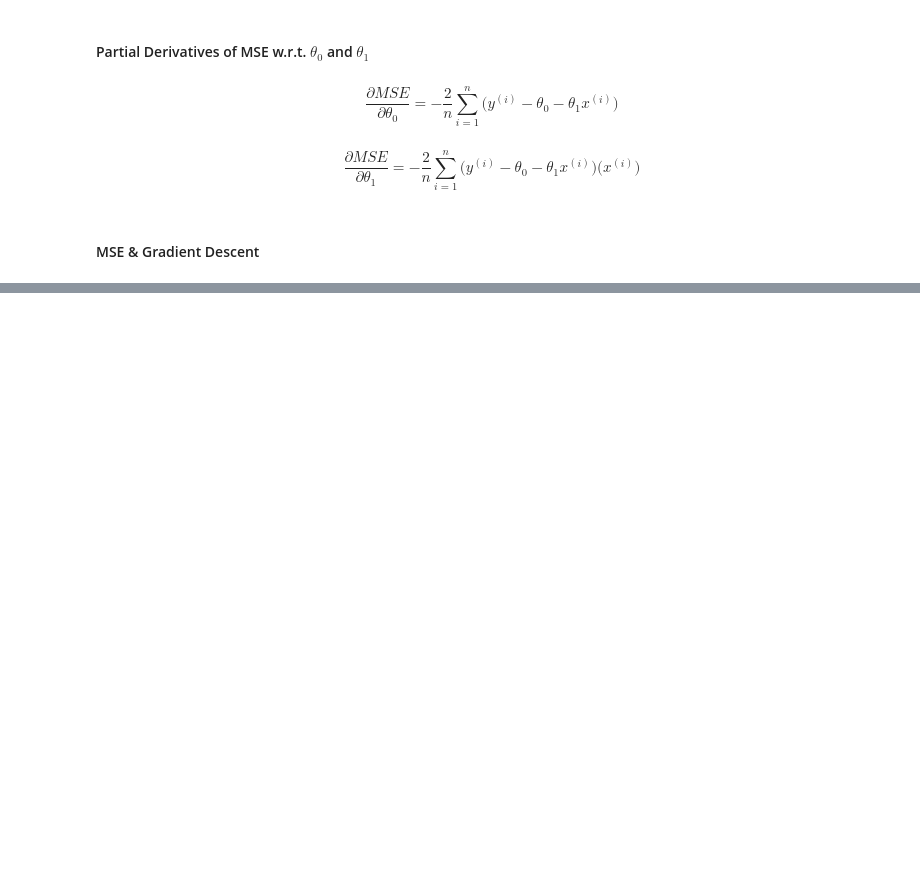
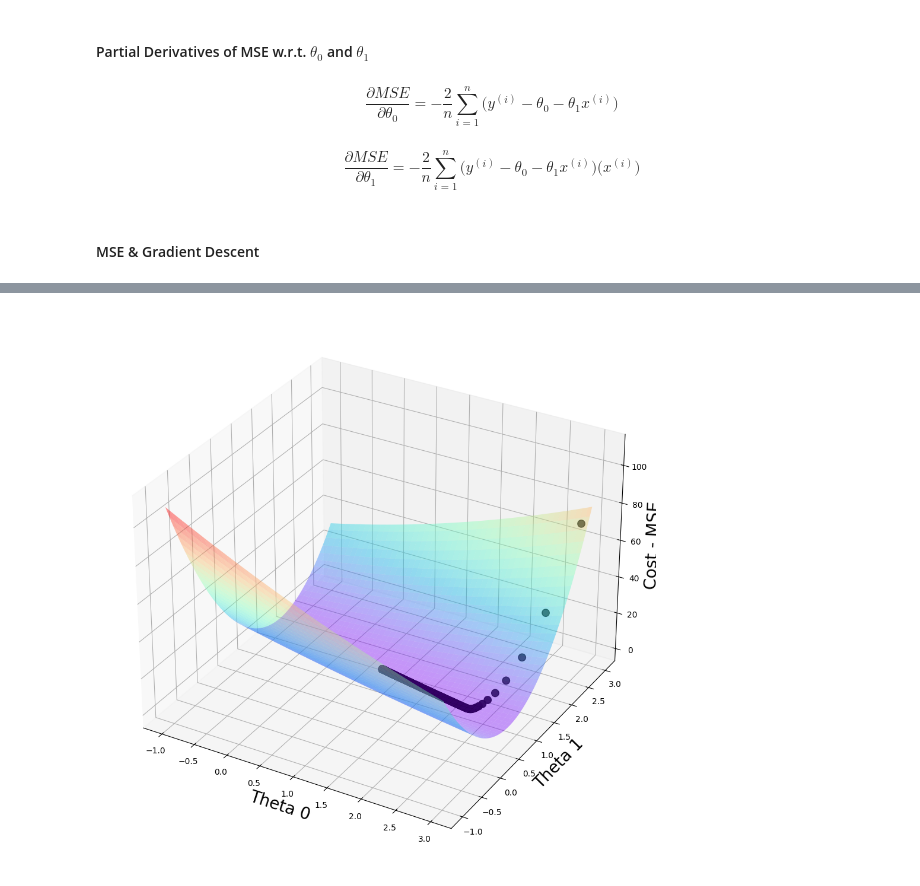
Before and after one commit to Tejasri-Pendota/FMML_Projects_and_Labs, a Jupyter notebook: M4_Project.ipynb, the cells around one changed output, grey strips where cells are left out. Saved outputs shown, nothing was run; the diff lists cells and outputs as text; code cells hidden in the pictures; blank space fills up the shorter version.

```diff
--- a/M4_Project.ipynb
+++ b/M4_Project.ipynb
@@ -818,12 +932,14 @@ print('MSE is:', mse(y_5, thetas[0] + thetas[1]*x_5))
 # %%
 # Plotting MSE
 fig = plt.figure(figsize=[16, 12])
-ax = fig.gca(projection='3d')
+ax = fig.add_subplot(111, projection='3d')
 
 ax.set_xlabel('Theta 0', fontsize=20)
 ax.set_ylabel('Theta 1', fontsize=20)
 ax.set_zlabel('Cost - MSE', fontsize=20)
 
 ax.scatter(plot_vals[:, 0], plot_vals[:, 1], mse_vals, s=80, color='black')
 ax.plot_surface(plot_t0, plot_t1, plot_cost, cmap=cm.rainbow, alpha=0.4)
 plt.show()
+# %% [output]
+[figure, added]
```
Also changed, not shown: parts of 16 cells of this notebook.
